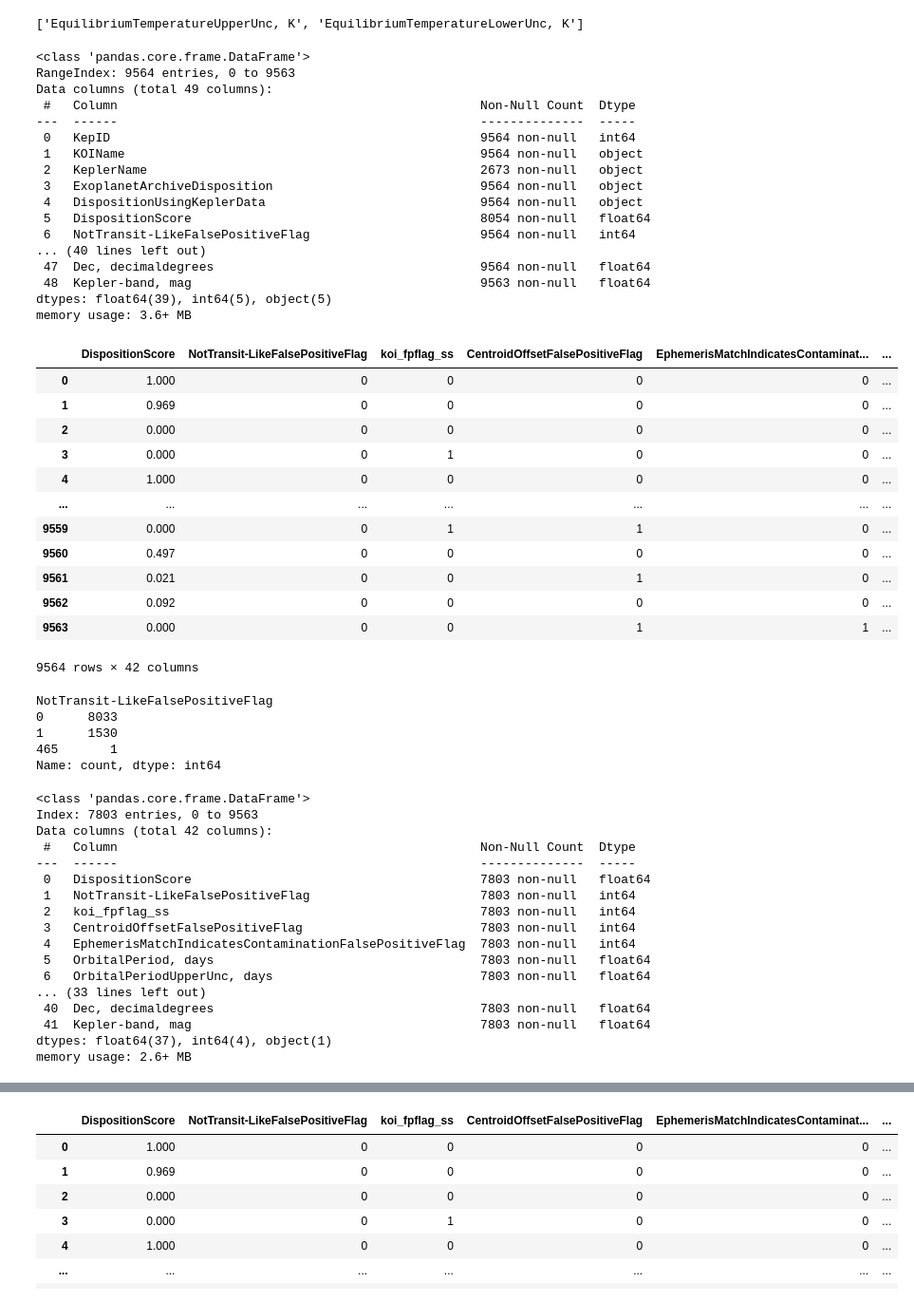
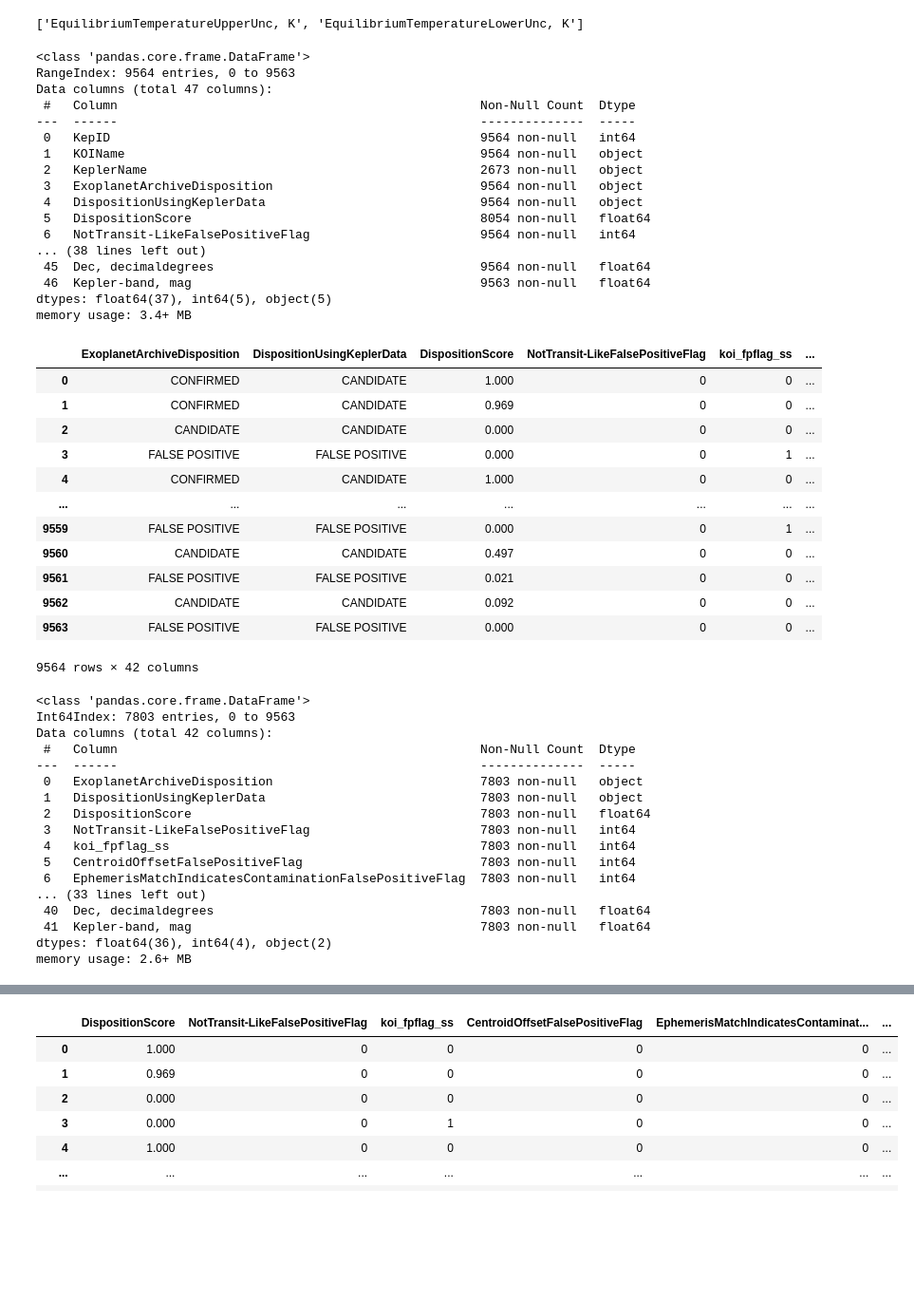
Before and after one commit to michaelbui99/mal-assignment-2, a Jupyter notebook: 2. Preprocessing and Feature Engineering - Detecting Exoplanets.ipynb, the cells around one changed output, grey strips where cells are left out. Shown: that part at 95% size. Drawn from its saved outputs; the diff is of its cells as text; code cells hidden in the pictures; blank space fills up the shorter version.

```diff
--- a/2. Preprocessing and Feature Engineering - Detecting Exoplanets.ipynb
+++ b/2. Preprocessing and Feature Engineering - Detecting Exoplanets.ipynb
@@ -414,12 +409,12 @@ features_to_remove
 # %% [output]
 ['EquilibriumTemperatureUpperUnc, K', 'EquilibriumTemperatureLowerUnc, K']
 # %%
-features = features.drop(columns=features_to_remove, axis=1, inplace=False)
+exoplanet_df_copy = exoplanet_df_copy.drop(columns=features_to_remove, axis=1, inplace=False)
 exoplanet_df_copy.info()
 # %% [output]
 <class 'pandas.core.frame.DataFrame'>
 RangeIndex: 9564 entries, 0 to 9563
-Data columns (total 49 columns):
+Data columns (total 47 columns):
  #   Column                                                 Non-Null Count  Dtype
 ---  ------                                                 --------------  -----
  0   KepID                                                  9564 non-null   int64
@@ -429,37 +424,29 @@ Data columns (total 49 columns):
  4   DispositionUsingKeplerData                             9564 non-null   object
  5   DispositionScore                                       8054 non-null   float64
  6   NotTransit-LikeFalsePositiveFlag                       9564 non-null   int64
-... (40 lines left out)
- 47  Dec, decimaldegrees                                    9564 non-null   float64
- 48  Kepler-band, mag                                       9563 non-null   float64
-dtypes: float64(39), int64(5), object(5)
-memory usage: 3.6+ MB
+... (38 lines left out)
+ 45  Dec, decimaldegrees                                    9564 non-null   float64
+ 46  Kepler-band, mag                                       9563 non-null   float64
+dtypes: float64(37), int64(5), object(5)
+memory usage: 3.4+ MB
 # %%
 # We are removing obvious features that should not be in the model - ID's, names etc.
-features = features.drop(columns=['KepID', 'KOIName', 'KeplerName', 'TCEPlanetNumber'])
-features
+exoplanet_df_copy= exoplanet_df_copy.drop(columns=['KepID', 'KOIName', 'KeplerName', 'TCEPlanetNumber', 'TCEDeliver'])
+exoplanet_df_copy
 # %% [output]
-|  | DispositionScore | NotTransit-LikeFalsePositiveFlag | koi_fpflag_ss | CentroidOffsetFalsePositiveFlag | EphemerisMatchIndicatesContaminat... | ... |
-| 0 | 1.000 | 0 | 0 | 0 | 0 | ... |
-| 1 | 0.969 | 0 | 0 | 0 | 0 | ... |
-| 2 | 0.000 | 0 | 0 | 0 | 0 | ... |
-| 3 | 0.000 | 0 | 1 | 0 | 0 | ... |
-| 4 | 1.000 | 0 | 0 | 0 | 0 | ... |
+|  | ExoplanetArchiveDisposition | DispositionUsingKeplerData | DispositionScore | NotTransit-LikeFalsePositiveFlag | koi_fpflag_ss | ... |
+| 0 | CONFIRMED | CANDIDATE | 1.000 | 0 | 0 | ... |
+| 1 | CONFIRMED | CANDIDATE | 0.969 | 0 | 0 | ... |
+| 2 | CANDIDATE | CANDIDATE | 0.000 | 0 | 0 | ... |
+| 3 | FALSE POSITIVE | FALSE POSITIVE | 0.000 | 0 | 1 | ... |
+| 4 | CONFIRMED | CANDIDATE | 1.000 | 0 | 0 | ... |
 | ... | ... | ... | ... | ... | ... | ... |
-| 9559 | 0.000 | 0 | 1 | 1 | 0 | ... |
-| 9560 | 0.497 | 0 | 0 | 0 | 0 | ... |
-| 9561 | 0.021 | 0 | 0 | 1 | 0 | ... |
-| 9562 | 0.092 | 0 | 0 | 0 | 0 | ... |
-| 9563 | 0.000 | 0 | 0 | 1 | 1 | ... |
+| 9559 | FALSE POSITIVE | FALSE POSITIVE | 0.000 | 0 | 1 | ... |
+| 9560 | CANDIDATE | CANDIDATE | 0.497 | 0 | 0 | ... |
+| 9561 | FALSE POSITIVE | FALSE POSITIVE | 0.021 | 0 | 0 | ... |
+| 9562 | CANDIDATE | CANDIDATE | 0.092 | 0 | 0 | ... |
+| 9563 | FALSE POSITIVE | FALSE POSITIVE | 0.000 | 0 | 0 | ... |
 9564 rows × 42 columns
-# %%
-features['NotTransit-LikeFalsePositiveFlag'].value_counts()
-# %% [output]
-NotTransit-LikeFalsePositiveFlag
-0      8033
-1      1530
-465       1
-Name: count, dtype: int64
 # %%
 info_df.sort_values(by='Missing Ratio', ascending=False)
 # Dropping all rows containing a null or NaN
@@ -467,22 +454,22 @@ features = features[~(features.isnull().any(axis=1) | features.isna().any(axis=1
 # %%
-features.info()
+exoplanet_df_copy.info()
 # %% [output]
 <class 'pandas.core.frame.DataFrame'>
-Index: 7803 entries, 0 to 9563
+Int64Index: 7803 entries, 0 to 9563
 Data columns (total 42 columns):
  #   Column                                                 Non-Null Count  Dtype
 ---  ------                                                 --------------  -----
- 0   DispositionScore                                       7803 non-null   float64
- 1   NotTransit-LikeFalsePositiveFlag                       7803 non-null   int64
- 2   koi_fpflag_ss                                          7803 non-null   int64
- 3   CentroidOffsetFalsePositiveFlag                        7803 non-null   int64
- 4   EphemerisMatchIndicatesContaminationFalsePositiveFlag  7803 non-null   int64
- 5   OrbitalPeriod, days                                    7803 non-null   float64
- 6   OrbitalPeriodUpperUnc, days                            7803 non-null   float64
+ 0   ExoplanetArchiveDisposition                            7803 non-null   object
+ 1   DispositionUsingKeplerData                             7803 non-null   object
+ 2   DispositionScore                                       7803 non-null   float64
+ 3   NotTransit-LikeFalsePositiveFlag                       7803 non-null   int64
+ 4   koi_fpflag_ss                                          7803 non-null   int64
+ 5   CentroidOffsetFalsePositiveFlag                        7803 non-null   int64
+ 6   EphemerisMatchIndicatesContaminationFalsePositiveFlag  7803 non-null   int64
 ... (33 lines left out)
  40  Dec, decimaldegrees                                    7803 non-null   float64
  41  Kepler-band, mag                                       7803 non-null   float64
-dtypes: float64(37), int64(4), object(1)
+dtypes: float64(36), int64(4), object(2)
 memory usage: 2.6+ MB
 # %%
 # Dropping categorical feature before creating correlation matrix
```
Also changed, not shown: parts of 23 cells of this notebook.
